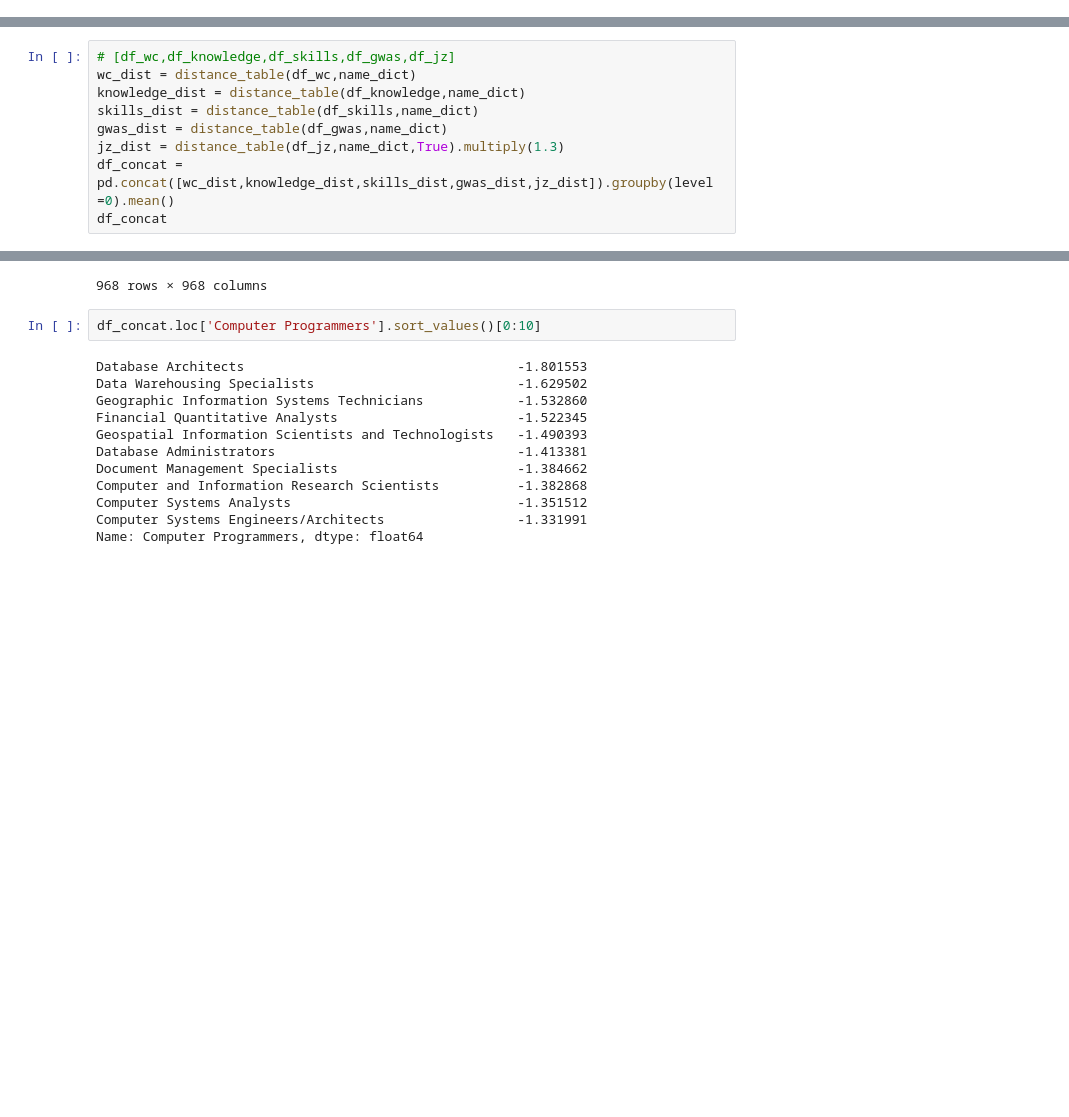
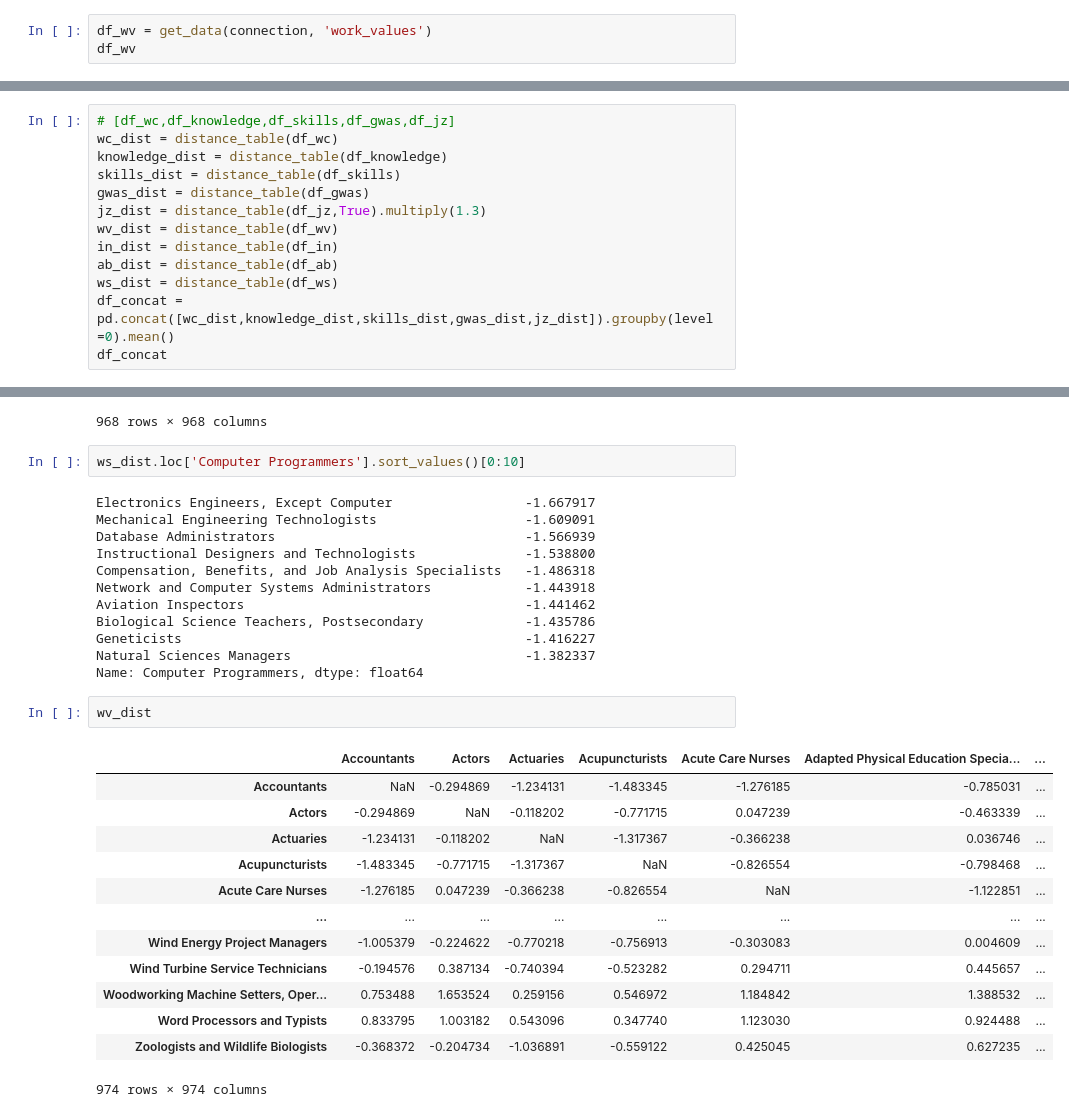
Before and after one commit to thanh17/-UROP-Employment-Pathway, a Jupyter notebook: Career Changer Replication.ipynb, the cells around one changed output, grey strips where cells are left out. Drawn from its saved outputs; the diff is of its cells as text; blank space fills up the shorter version.

```diff
--- a/Career Changer Replication.ipynb
+++ b/Career Changer Replication.ipynb
@@ -83,0 +170,3 @@ def get_data(connection, descriptor_domain):
+# %%
+df_wv = get_data(connection, 'work_values')
+df_wv
@@ -232,10 +359,14 @@ def distance_table(df,name_dict=None, dz=False):
 # %%
 # [df_wc,df_knowledge,df_skills,df_gwas,df_jz]
-wc_dist = distance_table(df_wc,name_dict)
-knowledge_dist = distance_table(df_knowledge,name_dict)
-skills_dist = distance_table(df_skills,name_dict)
-gwas_dist = distance_table(df_gwas,name_dict)
-jz_dist = distance_table(df_jz,name_dict,True).multiply(1.3)
+wc_dist = distance_table(df_wc)
+knowledge_dist = distance_table(df_knowledge)
+skills_dist = distance_table(df_skills)
+gwas_dist = distance_table(df_gwas)
+jz_dist = distance_table(df_jz,True).multiply(1.3)
+wv_dist = distance_table(df_wv)
+in_dist = distance_table(df_in)
+ab_dist = distance_table(df_ab)
+ws_dist = distance_table(df_ws)
 df_concat = pd.concat([wc_dist,knowledge_dist,skills_dist,gwas_dist,jz_dist]).groupby(level =0).mean()
 df_concat
 # %% [output]
@@ -253,16 +384,32 @@ df_concat
 | Zoologists and Wildlife Biologists | 0.107040 | 0.997845 | -0.085954 | -0.067399 | -0.245655 | -0.395137 | ... |
 968 rows × 968 columns
 # %%
-df_concat.loc['Computer Programmers'].sort_values()[0:10]
+ws_dist.loc['Computer Programmers'].sort_values()[0:10]
 # %% [output]
-Database Architects                                   -1.801553
-Data Warehousing Specialists                          -1.629502
-Geographic Information Systems Technicians            -1.532860
-Financial Quantitative Analysts                       -1.522345
-Geospatial Information Scientists and Technologists   -1.490393
-Database Administrators                               -1.413381
-Document Management Specialists                       -1.384662
-Computer and Information Research Scientists          -1.382868
-Computer Systems Analysts                             -1.351512
-Computer Systems Engineers/Architects                 -1.331991
+Electronics Engineers, Except Computer                 -1.667917
+Mechanical Engineering Technologists                   -1.609091
+Database Administrators                                -1.566939
+Instructional Designers and Technologists              -1.538800
+Compensation, Benefits, and Job Analysis Specialists   -1.486318
+Network and Computer Systems Administrators            -1.443918
+Aviation Inspectors                                    -1.441462
+Biological Science Teachers, Postsecondary             -1.435786
+Geneticists                                            -1.416227
+Natural Sciences Managers                              -1.382337
 Name: Computer Programmers, dtype: float64
+# %%
+wv_dist
+# %% [output]
+|  | Accountants | Actors | Actuaries | Acupuncturists | Acute Care Nurses | Adapted Physical Education Specia... | ... |
+| Accountants | NaN | -0.294869 | -1.234131 | -1.483345 | -1.276185 | -0.785031 | ... |
+| Actors | -0.294869 | NaN | -0.118202 | -0.771715 | 0.047239 | -0.463339 | ... |
+| Actuaries | -1.234131 | -0.118202 | NaN | -1.317367 | -0.366238 | 0.036746 | ... |
+| Acupuncturists | -1.483345 | -0.771715 | -1.317367 | NaN | -0.826554 | -0.798468 | ... |
+| Acute Care Nurses | -1.276185 | 0.047239 | -0.366238 | -0.826554 | NaN | -1.122851 | ... |
+| ... | ... | ... | ... | ... | ... | ... | ... |
+| Wind Energy Project Managers | -1.005379 | -0.224622 | -0.770218 | -0.756913 | -0.303083 | 0.004609 | ... |
+| Wind Turbine Service Technicians | -0.194576 | 0.387134 | -0.740394 | -0.523282 | 0.294711 | 0.445657 | ... |
+| Woodworking Machine Setters, Oper... | 0.753488 | 1.653524 | 0.259156 | 0.546972 | 1.184842 | 1.388532 | ... |
+| Word Processors and Typists | 0.833795 | 1.003182 | 0.543096 | 0.347740 | 1.123030 | 0.924488 | ... |
+| Zoologists and Wildlife Biologists | -0.368372 | -0.204734 | -1.036891 | -0.559122 | 0.425045 | 0.627235 | ... |
+974 rows × 974 columns
```
Also changed, not shown: parts of 15 cells of this notebook.
